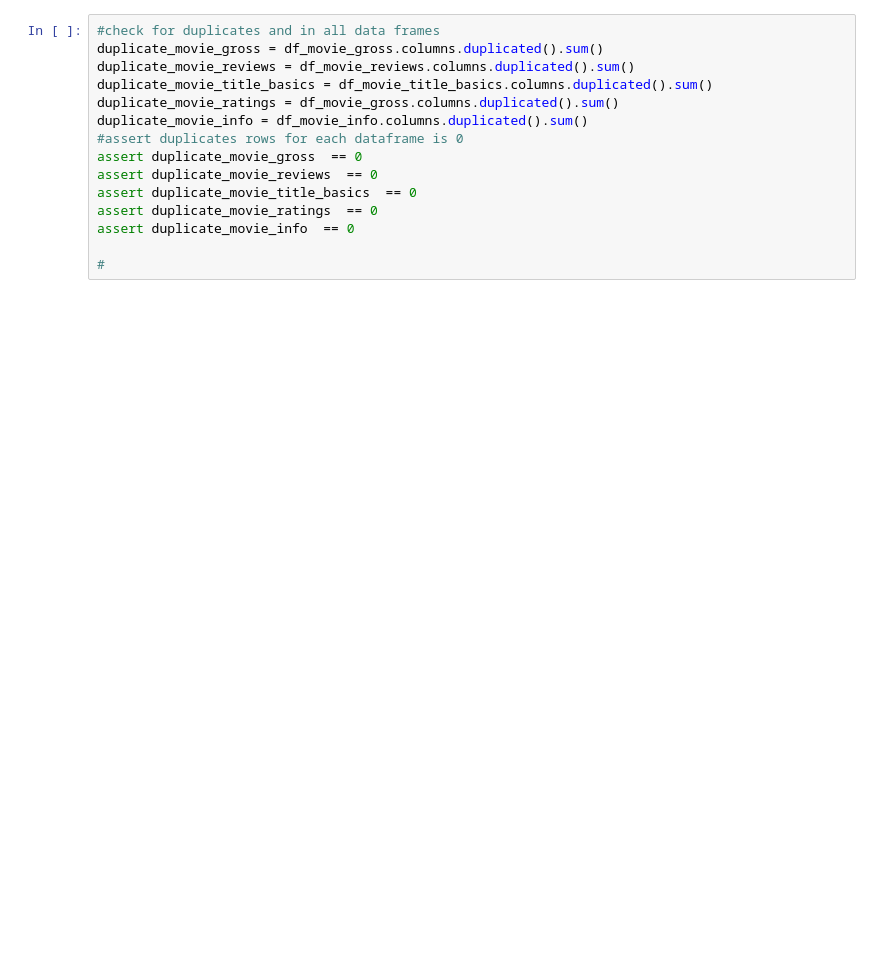
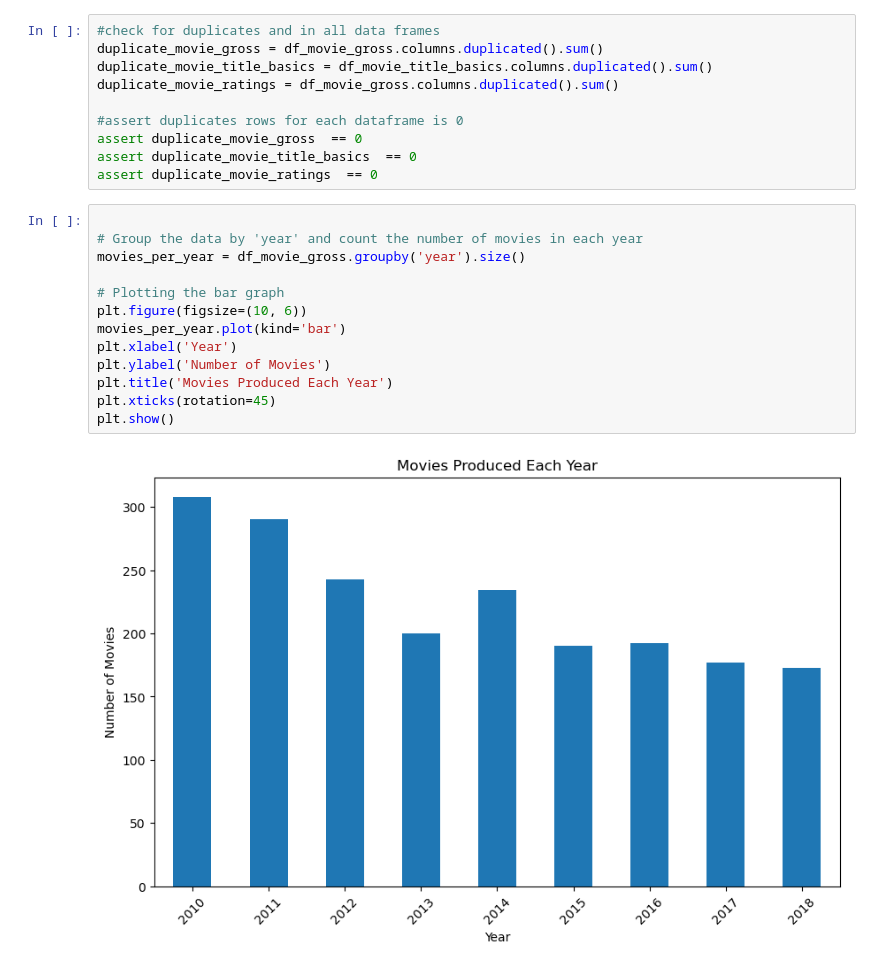
Before and after one commit to KariukiAddi/PHASE1Project, a Jupyter notebook: PJ.ipynb, the cells around one changed output. Cells and saved outputs as stored; diff of their text form; blank space fills up the shorter version.

```diff
--- a/PJ.ipynb
+++ b/PJ.ipynb
@@ -92,15 +51,25 @@ df_movie_info
 # %%
 #check for duplicates and in all data frames
 duplicate_movie_gross = df_movie_gross.columns.duplicated().sum()
-duplicate_movie_reviews = df_movie_reviews.columns.duplicated().sum()
 duplicate_movie_title_basics = df_movie_title_basics.columns.duplicated().sum()
 duplicate_movie_ratings = df_movie_gross.columns.duplicated().sum()
-duplicate_movie_info = df_movie_info.columns.duplicated().sum()
+
 #assert duplicates rows for each dataframe is 0
 assert duplicate_movie_gross  == 0
-assert duplicate_movie_reviews  == 0
 assert duplicate_movie_title_basics  == 0
 assert duplicate_movie_ratings  == 0
-assert duplicate_movie_info  == 0
-
-#
+# %%
+
+# Group the data by 'year' and count the number of movies in each year
+movies_per_year = df_movie_gross.groupby('year').size()
+
+# Plotting the bar graph
+plt.figure(figsize=(10, 6))
+movies_per_year.plot(kind='bar')
+plt.xlabel('Year')
+plt.ylabel('Number of Movies')
+plt.title('Movies Produced Each Year')
+plt.xticks(rotation=45)
+plt.show()
+# %% [output]
+[figure, added]
```
Also changed, not shown: parts of 10 cells of this notebook.
